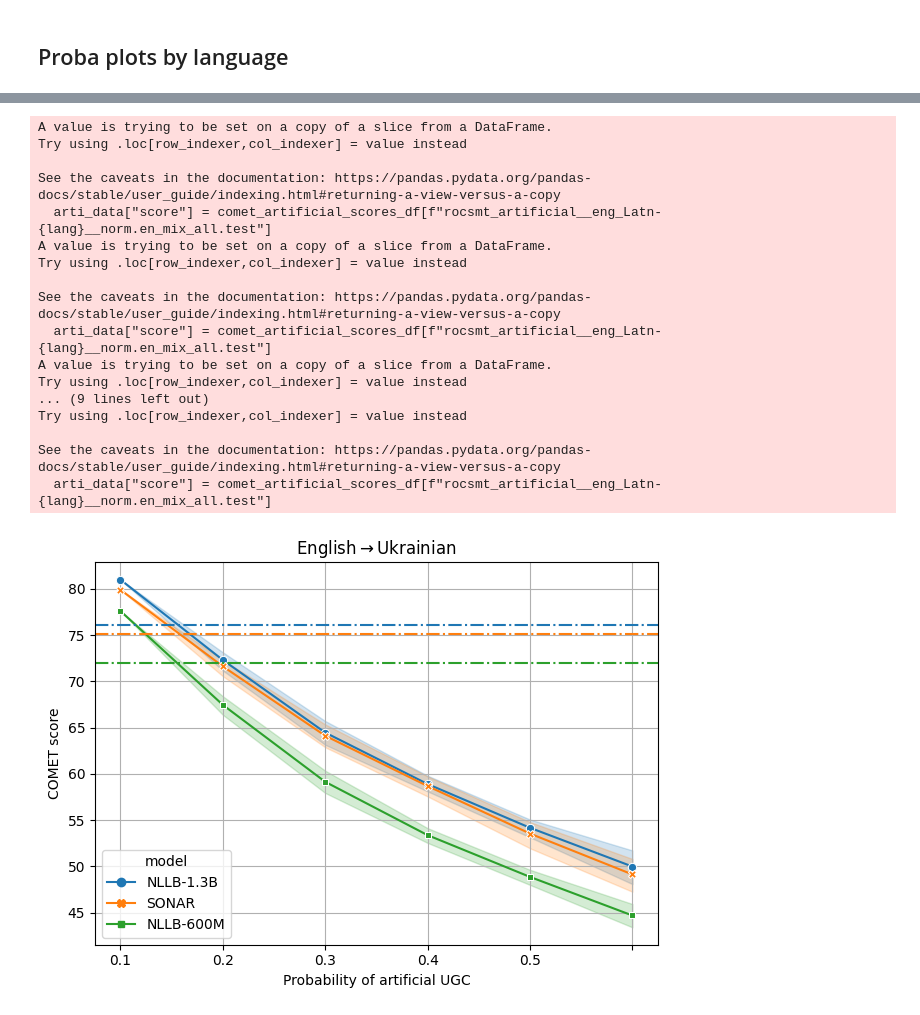
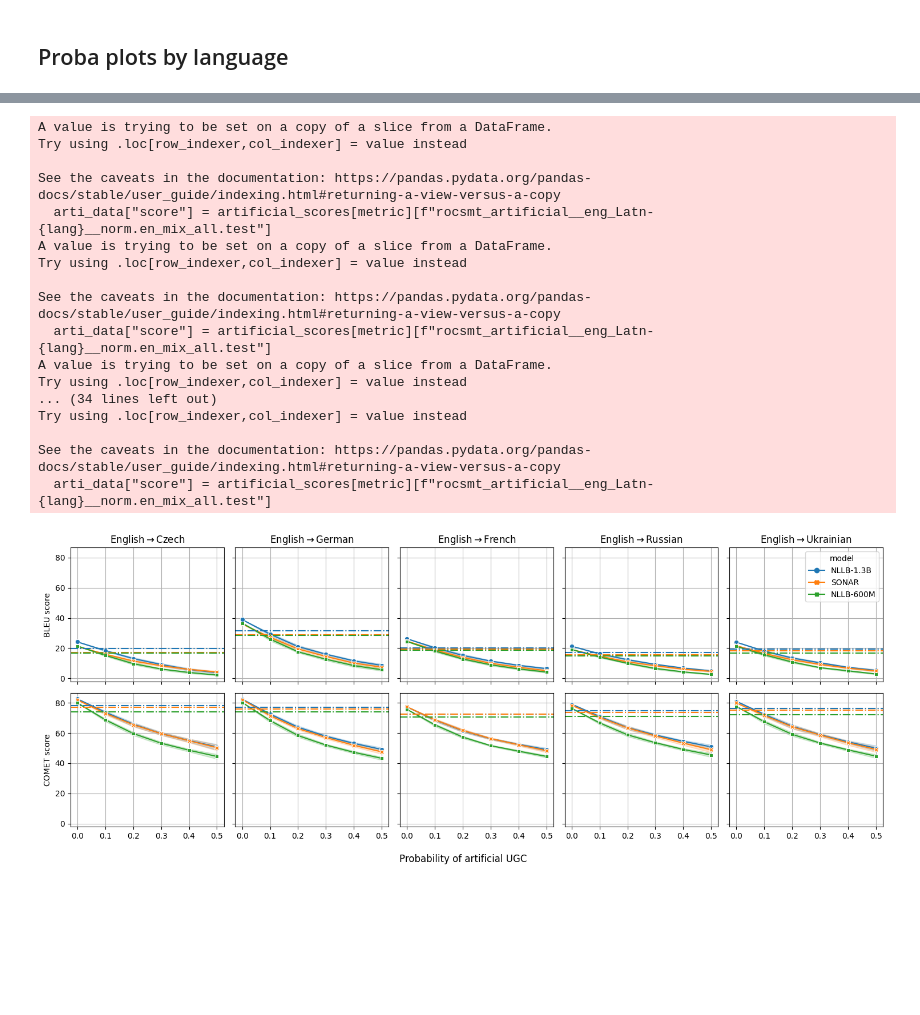
Before and after one commit to lydianish-phd/robust-embeddings, a Jupyter notebook: src/draft.ipynb, the cells around one changed output, grey strips where cells are left out. Drawn from its saved outputs; the diff is of its cells as text; code cells hidden in the pictures; blank space fills up the shorter version.

Commit message:
draft: plot bleu and comet side by side

```diff
--- a/src/draft.ipynb
+++ b/src/draft.ipynb
@@ -2407,0 +2393,4 @@ probas = [ i/10 for i in range(6) ]
+# %%
+seeds = artificial_scores["comet"]["seed"].unique()
+probas = np.insert(artificial_scores["comet"]["proba"].unique(), 0, 0.0)
+models = multilingual_scores["comet"]["model"].unique()
@@ -2412,6 +2409,6 @@ probas
-# %%
-models = comet_scores_df["model"]
-comet_scores_df.set_index("model", inplace=True)
+# %%
+for metric in multilingual_scores.keys():
+    multilingual_scores[metric].set_index("model", inplace=True)
 # %%
 COLORS = plt.cm.tab10.colors
 METRIC_NAMES = {
@@ -2434,0 +2434,2 @@ LANG_NAMES = {
+# %%
+metric = "bleu"
@@ -2435,42 +2448,56 @@ LANG_NAMES = {
 # %%
-for lang in target_langs:
-    output_file = f"{plots_dir}/{metric}_noise_proba_plot_{lang}.pdf"
-    columns = ["model", "seed", "proba"]
-    arti_data = comet_artificial_scores_df[columns]
-    arti_data["score"] = comet_artificial_scores_df[f"rocsmt_artificial__eng_Latn-{lang}__norm.en_mix_all.test"]
-    multi_data = pd.DataFrame(columns=["model", "seed", "proba", "score"])
-    multi_data["model"] = np.repeat(models, len(seeds))
-    multi_data["seed"] = np.tile(seeds, len(comet_scores_df))
-    multi_data["proba"] = np.repeat(0, len(comet_scores_df)*len(seeds))
-    multi_data["score"] = np.repeat(comet_scores_df[f"rocsmt__eng_Latn-{lang}__norm.en.test"].values, len(seeds))
-    plot_data = pd.concat([arti_data, multi_data], ignore_index=True)
+output_file = f"{plots_dir}/noise_proba_plot_all.pdf"
+fig, axes = plt.subplots(nrows=2, ncols=5, sharex=True, sharey=True, figsize=(15, 6))
 
-    plt.clf()
-    g = sns.lineplot(data=plot_data, x="proba", y="score", hue="model", style="model", markers=True, dashes=False)
-    g.set(ylabel=f"{METRIC_NAMES[metric]} score", xlabel="Probability of artificial UGC", title=r"English$\rightarrow$" + LANG_NAMES[lang], xticklabels=[0, 0.1, 0.2, 0.3, 0.4, 0.5])
-    #plt.xticks(ticks=range(0,60,10), labels=probas)
-    _, labels = g.get_legend_handles_labels()
-    for i, model in enumerate(labels):
-        g.axhline(comet_scores_df[f"rocsmt__eng_Latn-{lang}__raw.en.test"].loc[model], ls="dashdot", c=COLORS[i])
-    g.grid()
-    plt.tight_layout()
-    #plt.savefig(output_file)
+for i, metric in enumerate(artificial_scores.keys()):
+    axes[i, 0].set_ylabel(f"{METRIC_NAMES[metric]} score")
+    for j, lang in enumerate(target_langs):
+        axes[0, j].set_title(r"English$\rightarrow$" + LANG_NAMES[lang])
+        columns = ["model", "seed", "proba"]
+        arti_data = artificial_scores[metric][columns]
+        arti_data["score"] = artificial_scores[metric][f"rocsmt_artificial__eng_Latn-{lang}__norm.en_mix_all.test"]
+        multi_data = pd.DataFrame(columns=["model", "seed", "proba", "score"])
+        multi_data["model"] = np.repeat(models, len(seeds))
+        multi_data["seed"] = np.tile(seeds, len(multilingual_scores[metric]))
+        multi_data["proba"] = np.repeat(0, len(multilingual_scores[metric])*len(seeds))
+        multi_data["score"] = np.repeat(multilingual_scores[metric][f"rocsmt__eng_Latn-{lang}__norm.en.test"].values, len(seeds))
+        plot_data = pd.concat([arti_data, multi_data], ignore_index=True)
+
+        g = sns.lineplot(data=plot_data, x="proba", y="score", hue="model", style="model", markers=True, dashes=False, ax=axes[i, j])
+        _, labels = g.get_legend_handles_labels()
+        for k, model in enumerate(labels):
+            g.axhline(multilingual_scores[metric][f"rocsmt__eng_Latn-{lang}__raw.en.test"].loc[model], ls="dashdot", c=COLORS[k])
+        g.grid()
+
+fig.supxlabel("Probability of artificial UGC")
+
+for ax in axes.flat:
+    ax.set_xlabel('')
+
+# Remove individual legends
+for ax in axes[:,:-1].flat:
+    ax.legend_.remove()
+    ax.set_xlabel('')
+axes[-1,-1].legend_.remove()
+plt.tight_layout()
+plt.savefig(output_file)
+plt.show()
 # %% [output]
 A value is trying to be set on a copy of a slice from a DataFrame.
 Try using .loc[row_indexer,col_indexer] = value instead
 
 See the caveats in the documentation: https://pandas.pydata.org/pandas-docs/stable/user_guide/indexing.html#returning-a-view-versus-a-copy
-  arti_data["score"] = comet_artificial_scores_df[f"rocsmt_artificial__eng_Latn-{lang}__norm.en_mix_all.test"]
+  arti_data["score"] = artificial_scores[metric][f"rocsmt_artificial__eng_Latn-{lang}__norm.en_mix_all.test"]
 A value is trying to be set on a copy of a slice from a DataFrame.
 Try using .loc[row_indexer,col_indexer] = value instead
 
 See the caveats in the documentation: https://pandas.pydata.org/pandas-docs/stable/user_guide/indexing.html#returning-a-view-versus-a-copy
-  arti_data["score"] = comet_artificial_scores_df[f"rocsmt_artificial__eng_Latn-{lang}__norm.en_mix_all.test"]
+  arti_data["score"] = artificial_scores[metric][f"rocsmt_artificial__eng_Latn-{lang}__norm.en_mix_all.test"]
 A value is trying to be set on a copy of a slice from a DataFrame.
 Try using .loc[row_indexer,col_indexer] = value instead
-... (9 lines left out)
+... (34 lines left out)
 Try using .loc[row_indexer,col_indexer] = value instead
 
 See the caveats in the documentation: https://pandas.pydata.org/pandas-docs/stable/user_guide/indexing.html#returning-a-view-versus-a-copy
-  arti_data["score"] = comet_artificial_scores_df[f"rocsmt_artificial__eng_Latn-{lang}__norm.en_mix_all.test"]
+  arti_data["score"] = artificial_scores[metric][f"rocsmt_artificial__eng_Latn-{lang}__norm.en_mix_all.test"]
-[figure, old version]
+[figure, new version]
```
Also changed, not shown: parts of 17 cells of this notebook.
